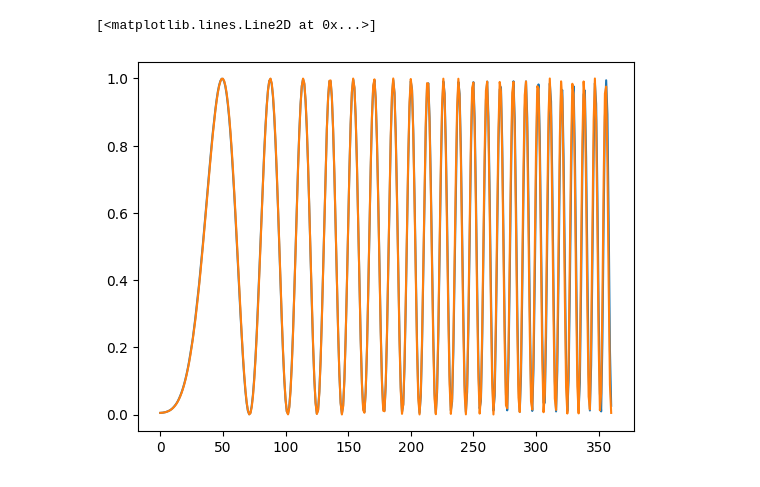
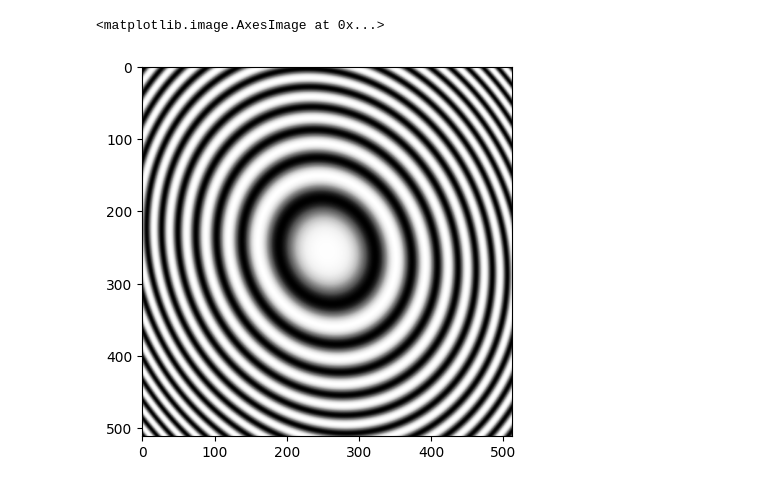
Before and after one commit to jojoelfe/contrasttransferfunction, a Jupyter notebook: examples/plot_ctf.ipynb, the cells around one changed output. Cells and saved outputs as stored; diff of their text form; code cells hidden in the pictures.

```diff
--- a/examples/plot_ctf.ipynb
+++ b/examples/plot_ctf.ipynb
@@ -40,9 +18,11 @@ Text(0.5, 0, 'Spatial resultion (A)')
-# %%
-from contrasttransferfunction.spectrumhelpers import radial_average
-ctf = ContrastTransferFunction(box_size=512,defocus=10000,pixel_size_angstroms=2.0)
-radial_avg = radial_average(ctf.powerspectrum_2d)
-plt.plot(radial_avg)
-plt.plot(ctf.powerspectrum_1d)
-# %% [output]
-[<matplotlib.lines.Line2D at 0x...>]
-[figure, removed]
+# %%
+myctf = ContrastTransferFunction(
+    defocus1_angstroms = 8000,
+    defocus2_angstroms= 6000,
+    defocus_angle_degrees=25.3,
+    pixel_size_angstroms = 2.3
+)
+plt.imshow(myctf.powerspectrum_2d,cmap="Greys")
+# %% [output]
+<matplotlib.image.AxesImage at 0x...>
+[figure, added]
```
Also changed, not shown: parts of 4 cells of this notebook, 3 other files.
